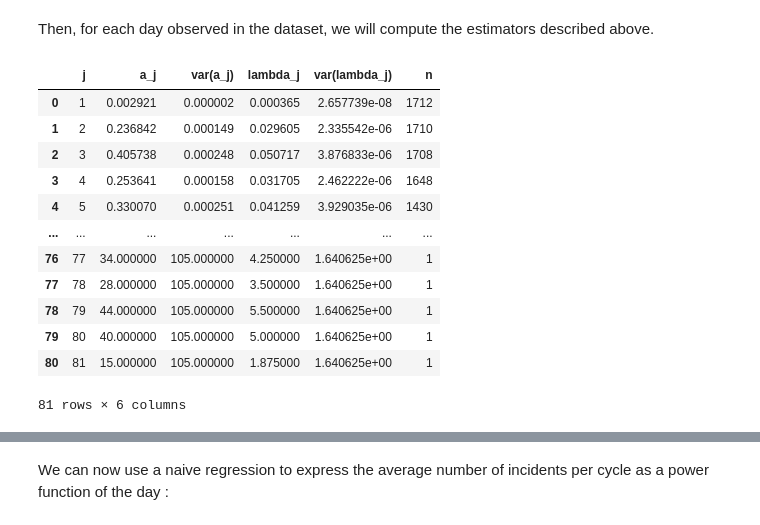
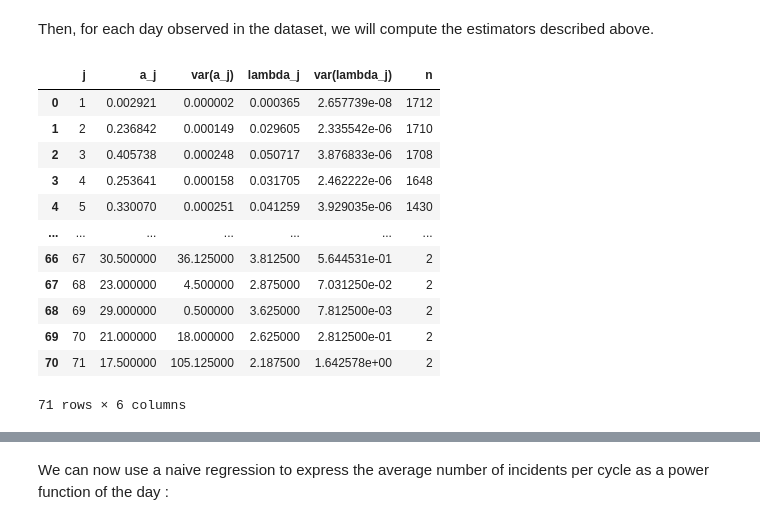
Before and after one commit to cmnemoi/mush-datamining, a Jupyter notebook: notebooks/incidents.ipynb, the cells around one changed output, grey strips where cells are left out. Cells and saved outputs as stored; diff of their text form; code cells hidden in the pictures.

```diff
--- a/notebooks/incidents.ipynb
+++ b/notebooks/incidents.ipynb
@@ -104,20 +106,20 @@ for day in tqdm(range(1, logs.Day.max() + 1)):
         'var(lambda_j)': (1/64) * s_j_2 / n,
         'n': n
         }, index=[0])], ignore_index=True)
-# %%
-day_j_incidents
-# %% [output]
-|  | j | a_j | var(a_j) | lambda_j | var(lambda_j) | n |
-| 0 | 1 | 0.002921 | 0.000002 | 0.000365 | 2.657739e-08 | 1712 |
-| 1 | 2 | 0.236842 | 0.000149 | 0.029605 | 2.335542e-06 | 1710 |
-| 2 | 3 | 0.405738 | 0.000248 | 0.050717 | 3.876833e-06 | 1708 |
-| 3 | 4 | 0.253641 | 0.000158 | 0.031705 | 2.462222e-06 | 1648 |
-| 4 | 5 | 0.330070 | 0.000251 | 0.041259 | 3.929035e-06 | 1430 |
-| ... | ... | ... | ... | ... | ... | ... |
-| 76 | 77 | 34.000000 | 105.000000 | 4.250000 | 1.640625e+00 | 1 |
-| 77 | 78 | 28.000000 | 105.000000 | 3.500000 | 1.640625e+00 | 1 |
-| 78 | 79 | 44.000000 | 105.000000 | 5.500000 | 1.640625e+00 | 1 |
-| 79 | 80 | 40.000000 | 105.000000 | 5.000000 | 1.640625e+00 | 1 |
-| 80 | 81 | 15.000000 | 105.000000 | 1.875000 | 1.640625e+00 | 1 |
-81 rows × 6 columns
+# %%
+incidents
+# %% [output]
+|  | j | a_j | var(a_j) | lambda_j | var(lambda_j) | n |
+| 0 | 1 | 0.002921 | 0.000002 | 0.000365 | 2.657739e-08 | 1712 |
+| 1 | 2 | 0.236842 | 0.000149 | 0.029605 | 2.335542e-06 | 1710 |
+| 2 | 3 | 0.405738 | 0.000248 | 0.050717 | 3.876833e-06 | 1708 |
+| 3 | 4 | 0.253641 | 0.000158 | 0.031705 | 2.462222e-06 | 1648 |
+| 4 | 5 | 0.330070 | 0.000251 | 0.041259 | 3.929035e-06 | 1430 |
+| ... | ... | ... | ... | ... | ... | ... |
+| 66 | 67 | 30.500000 | 36.125000 | 3.812500 | 5.644531e-01 | 2 |
+| 67 | 68 | 23.000000 | 4.500000 | 2.875000 | 7.031250e-02 | 2 |
+| 68 | 69 | 29.000000 | 0.500000 | 3.625000 | 7.812500e-03 | 2 |
+| 69 | 70 | 21.000000 | 18.000000 | 2.625000 | 2.812500e-01 | 2 |
+| 70 | 71 | 17.500000 | 105.125000 | 2.187500 | 1.642578e+00 | 2 |
+71 rows × 6 columns
 # %%
```
Also changed, not shown: parts of 10 cells of this notebook.
